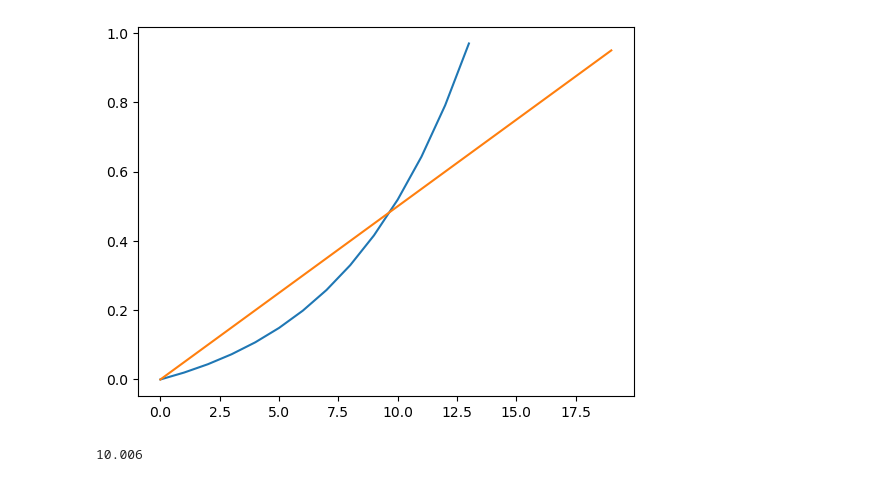
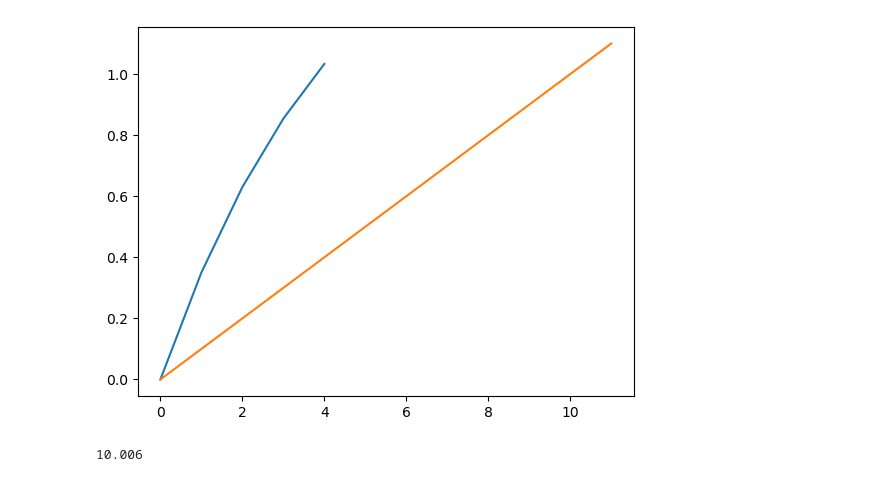
Before and after one commit to AshishKumar4/ml-poc-notebooks, a Jupyter notebook: test.ipynb, the cells around one changed output. Saved outputs shown, nothing was run; the diff lists cells and outputs as text; code cells hidden in the pictures.

```diff
--- a/test.ipynb
+++ b/test.ipynb
@@ -2,24 +2,24 @@
 import matplotlib.pyplot as plt
 import numpy as np
 # %%
-alphaCalc = lambda step, mul: lambda x: min(step * sum([mul**i for i in range(x)]), 1)
+alphaCalc = lambda step, mul: lambda x: step * sum([mul**i for i in range(x)])
 # %%
-calc = alphaCalc(0.02, 1.2)
-y = [(i, calc(i)) for i in range(100) if calc(i) <1]
+calc = alphaCalc(0., 0.8)
+y = [(i, calc(i)) for i in range(100) if calc(i) <=1.1]
 x = [i[0] for i in y]
 y = [i[1] for i in y]
 
 plt.plot(x, y), max(x)
-calc = alphaCalc(5e-2, 1.)
-y = [(i, calc(i)) for i in range(100) if calc(i) <1]
+calc = alphaCalc(0.1, 1.)
+y = [(i, calc(i)) for i in range(100) if calc(i) <=1.1]
 x = [i[0] for i in y]
 y = [i[1] for i in y]
 
 
 plt.plot(x, y), max(x)
 plt.show()
 # %% [output]
-[figure, old version]
+[figure, new version]
 # %%
 gen_grow_config={"alpha_config":{"initial_alpha":1, "alpha_step": 0.1, "alpha_delay": 0}}
 des_grow_config={"alpha_config":{"initial_alpha":0, "alpha_step": 0.1, "alpha_delay": 3}}
```
Also changed, not shown: 6 other files.
